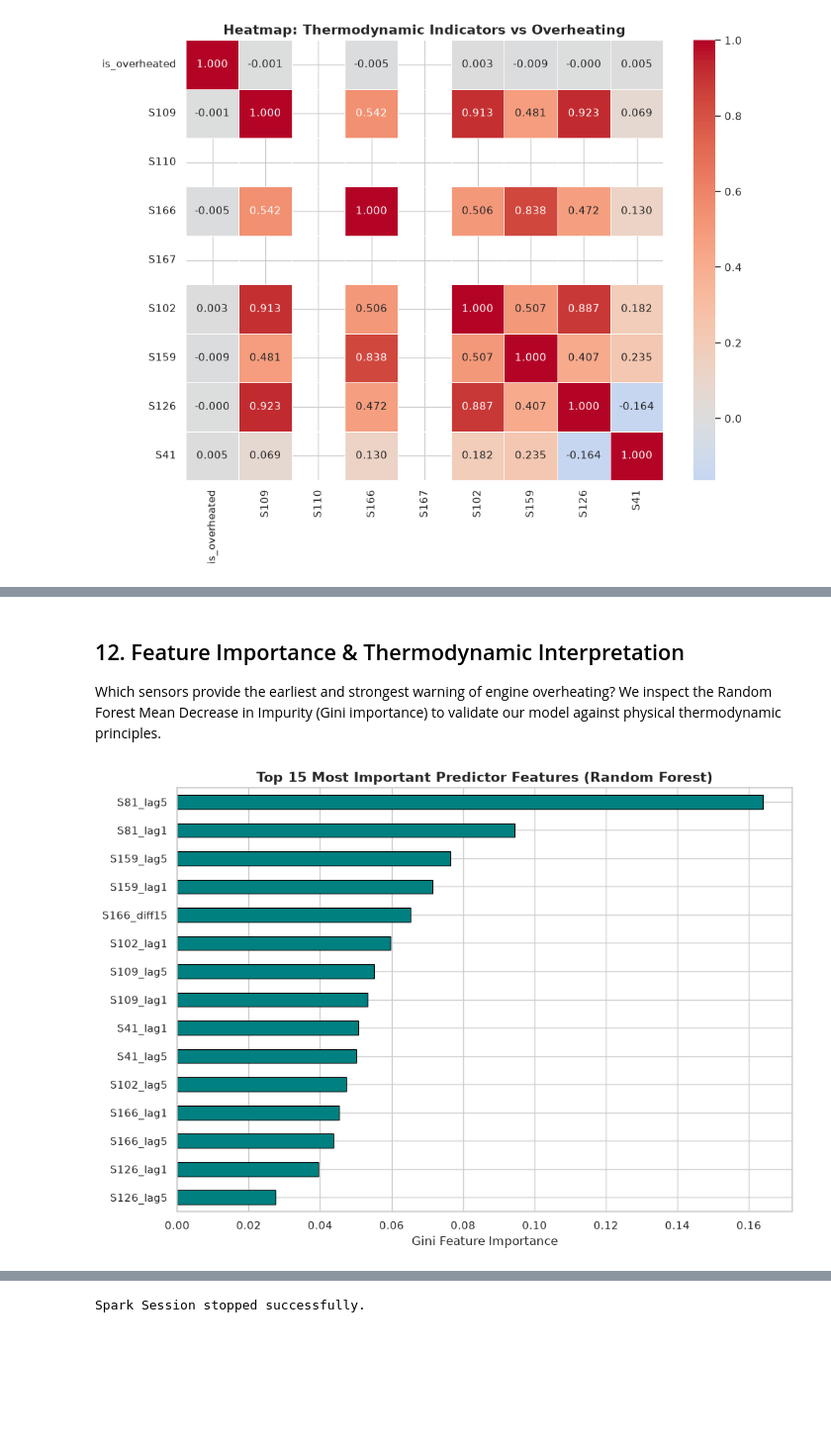
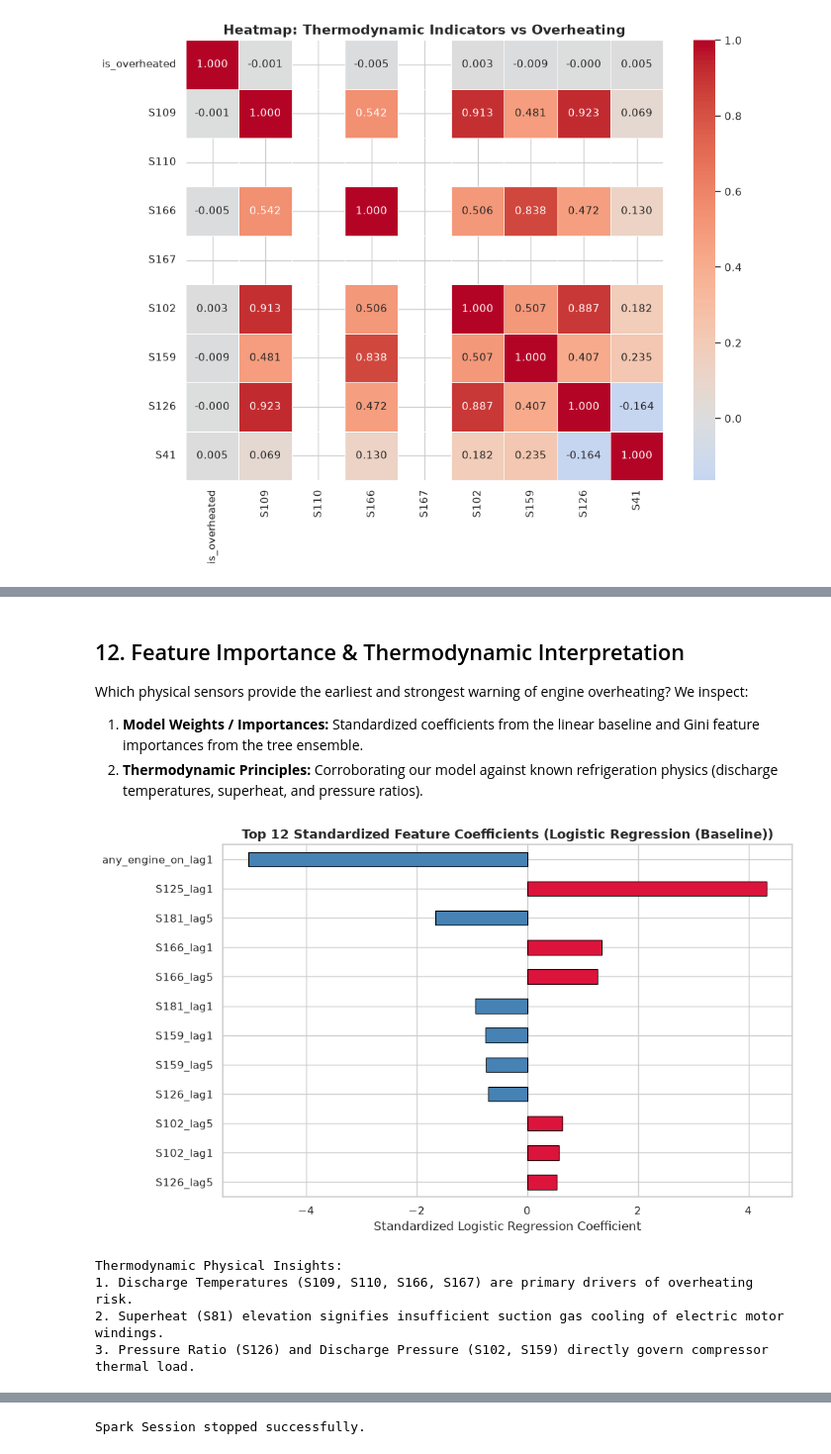
Before and after one commit to PasqualeAndreacchio/AnomalyDection-Spark, a Jupyter notebook: predictive_maintenance.ipynb, the cells around one changed output, grey strips where cells are left out. Shown at 99% size. Cells and saved outputs as stored; diff of their text form; code cells hidden in the pictures; blank space fills up the shorter version.

```diff
--- a/predictive_maintenance.ipynb
+++ b/predictive_maintenance.ipynb
@@ -730,18 +770,39 @@ weighted avg       1.00      0.68      0.81    201538
 # %% [markdown]
 ## 12. Feature Importance & Thermodynamic Interpretation
-Which sensors provide the earliest and strongest warning of engine overheating?
-We inspect the Random Forest Mean Decrease in Impurity (Gini importance) to validate our model against physical thermodynamic principles.
+
+Which physical sensors provide the earliest and strongest warning of engine overheating?
+We inspect:
+1. **Model Weights / Importances:** Standardized coefficients from the linear baseline and Gini feature importances from the tree ensemble.
+2. **Thermodynamic Principles:** Corroborating our model against known refrigeration physics (discharge temperatures, superheat, and pressure ratios).
-# %%
-importances = pd.Series(rf_model.feature_importances_, index=feature_cols).sort_values(ascending=False)
-
-plt.figure(figsize=(10, 7))
-importances.head(15).plot(kind="barh", color="teal", edgecolor="black", linewidth=0.8)
-plt.title("Top 15 Most Important Predictor Features (Random Forest)", fontsize=14, fontweight="bold")
-plt.xlabel("Gini Feature Importance")
-plt.gca().invert_yaxis()
-plt.tight_layout()
-plt.show()
-# %% [output]
-[figure, removed]
+# %%
+# Extract feature importance depending on best model architecture
+plt.figure(figsize=(10, 6))
+
+if hasattr(best_model, "feature_importances_"):
+    importances = pd.Series(best_model.feature_importances_, index=feature_cols).sort_values(ascending=False)
+    importances.head(12).plot(kind="barh", color="teal", edgecolor="black", linewidth=0.8)
+    plt.title(f"Top 12 Most Important Features ({best_model_name})", fontsize=13, fontweight="bold")
+    plt.xlabel("Ensemble Feature Importance")
+elif hasattr(best_model, "named_steps") and hasattr(best_model.named_steps["lr"], "coef_"):
+    coefs = pd.Series(best_model.named_steps["lr"].coef_[0], index=feature_cols).sort_values(key=abs, ascending=False)
+    bar_colors = ["crimson" if c > 0 else "steelblue" for c in coefs.head(12)]
+    coefs.head(12).plot(kind="barh", color=bar_colors, edgecolor="black", linewidth=0.8)
+    plt.title(f"Top 12 Standardized Feature Coefficients ({best_model_name})", fontsize=13, fontweight="bold")
+    plt.xlabel("Standardized Logistic Regression Coefficient")
+
+plt.gca().invert_yaxis()
+plt.tight_layout()
+plt.show()
+
+print("Thermodynamic Physical Insights:")
+print("1. Discharge Temperatures (S109, S110, S166, S167) are primary drivers of overheating risk.")
+print("2. Superheat (S81) elevation signifies insufficient suction gas cooling of electric motor windings.")
+print("3. Pressure Ratio (S126) and Discharge Pressure (S102, S159) directly govern compressor thermal load.")
+# %% [output]
+[figure, added]
+Thermodynamic Physical Insights:
+1. Discharge Temperatures (S109, S110, S166, S167) are primary drivers of overheating risk.
+2. Superheat (S81) elevation signifies insufficient suction gas cooling of electric motor windings.
+3. Pressure Ratio (S126) and Discharge Pressure (S102, S159) directly govern compressor thermal load.
 # %% [markdown]
 ## 13. Distributed PySpark MLlib Implementation
```
Also changed, not shown: parts of 19 cells of this notebook, 1 other file.
